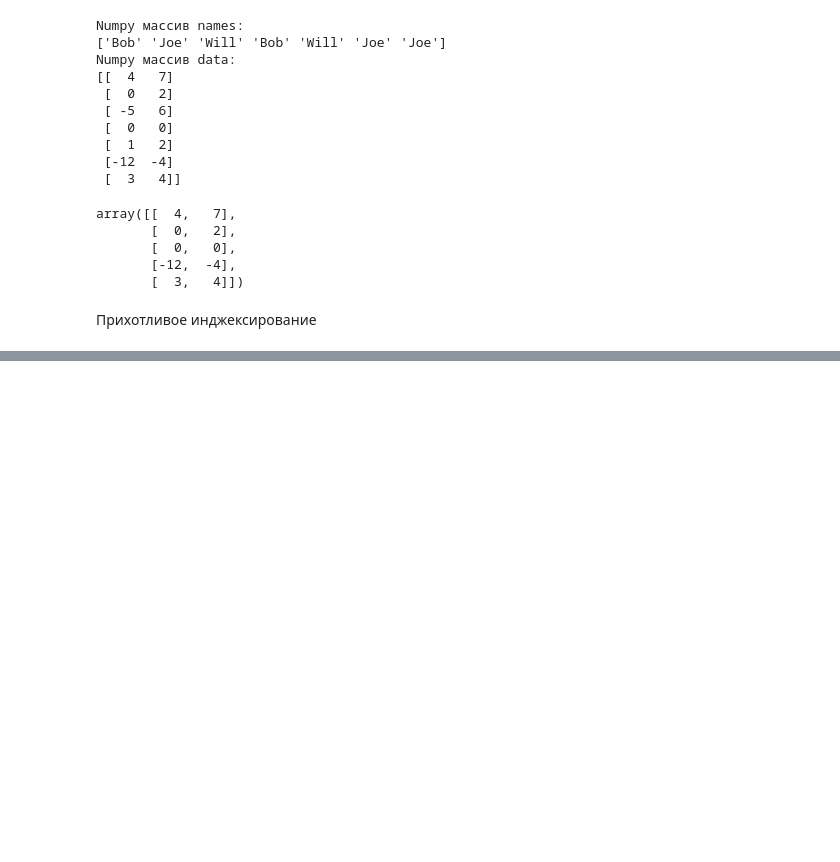
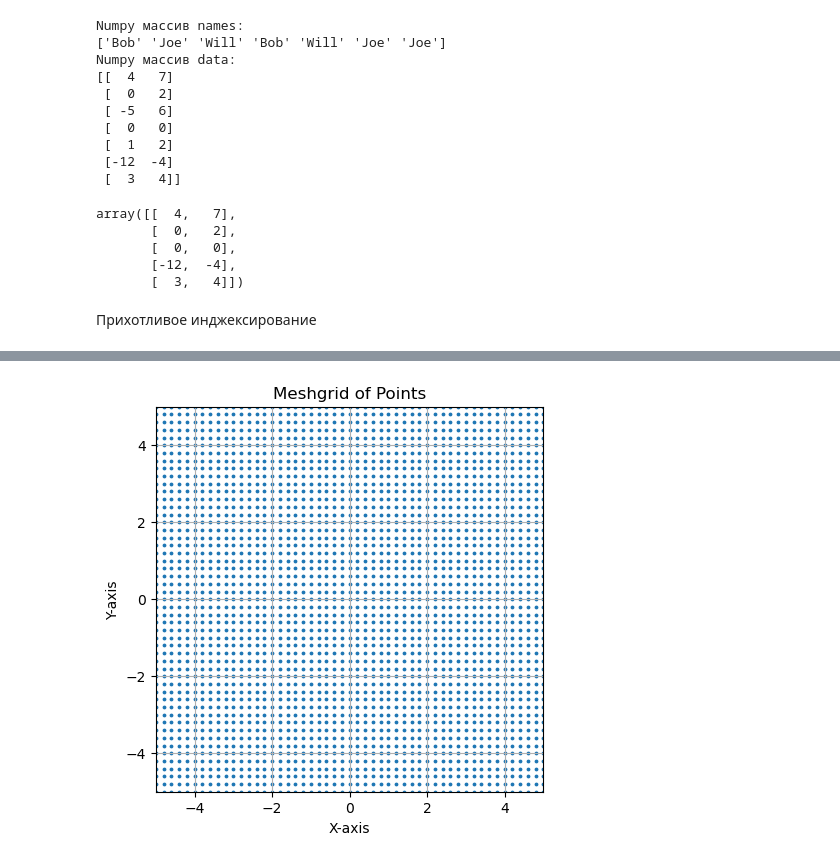
Before and after one commit to KorolevIvanMi/ML, a Jupyter notebook: learning/learn_numpy.ipynb, the cells around one changed output, grey strips where cells are left out. Cells and saved outputs as stored; diff of their text form; code cells hidden in the pictures; blank space fills up the shorter version.

```diff
--- a/learning/learn_numpy.ipynb
+++ b/learning/learn_numpy.ipynb
@@ -93,0 +143,3 @@ print("2-мерный Numpy массив arr:\n{}".format(arr))
+# %%
+points = np.arange(-5, 5.2, 0.2)
+xs, ys = np.meshgrid(points, points)
@@ -93,0 +154,11 @@ print("2-мерный Numpy массив arr:\n{}".format(arr))
+# %%
+plt.figure(figsize=(5, 5))
+plt.scatter(xs, ys, s=3) # s=3 для маленьких точек
+plt.title('Meshgrid of Points')
+plt.xlabel('X-axis')
+plt.ylabel('Y-axis')
+plt.xlim(-5, 5)
+plt.ylim(-5, 5)
+plt.grid()
+# %% [output]
+[figure, added]
```
Also changed, not shown: parts of 14 cells of this notebook, 1 other file.
